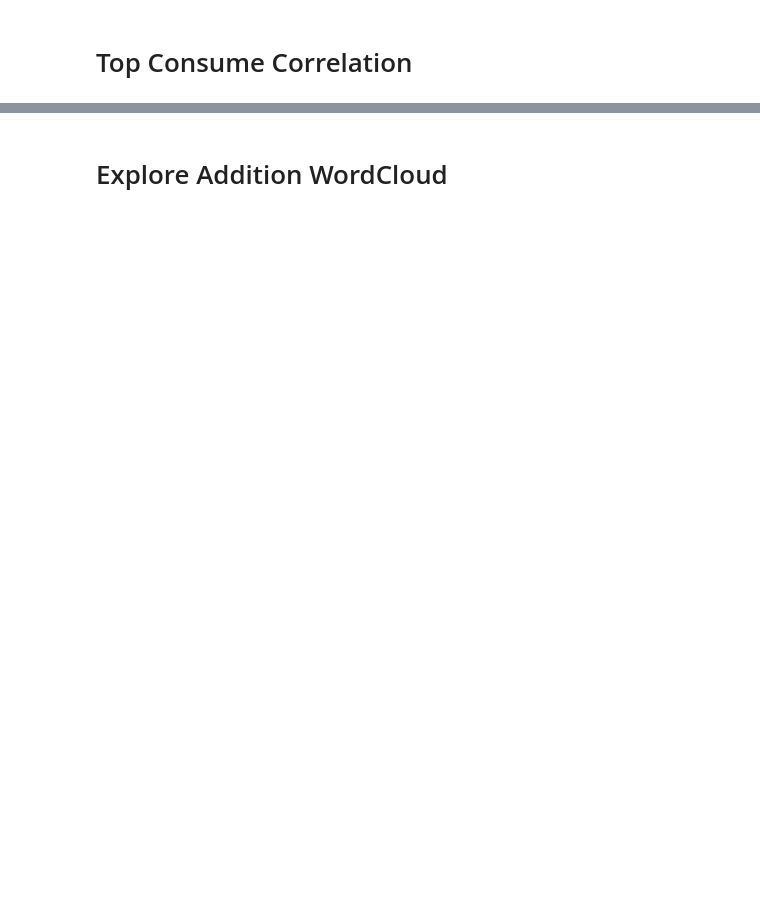
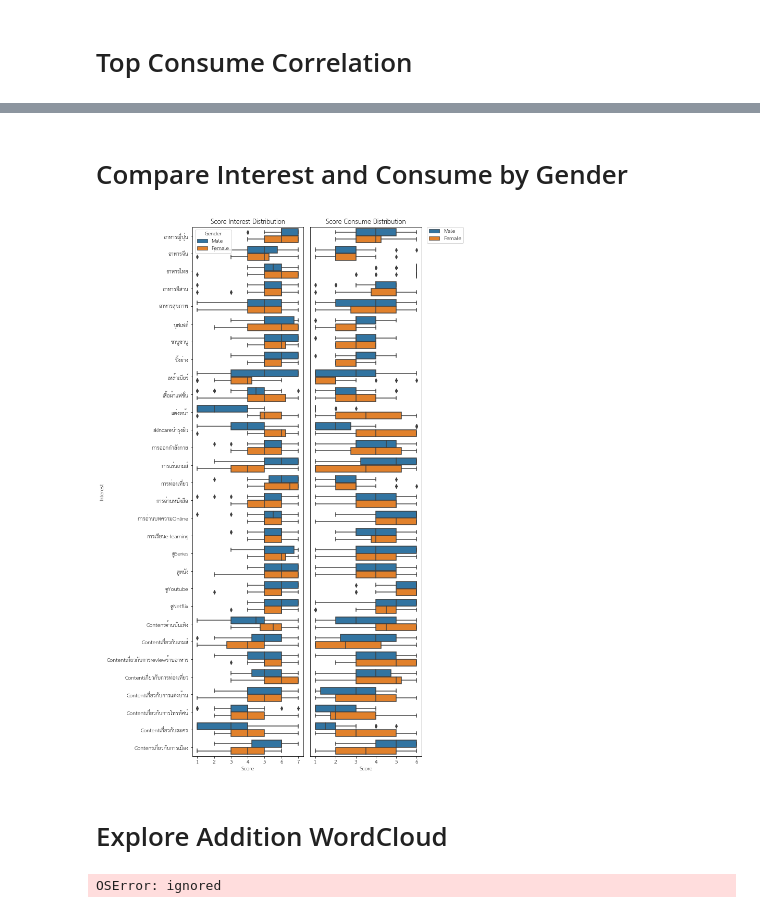
Before and after one commit to PisutSukpool/CRM-Analytics, a Jupyter notebook: CRM/HW1/Customer_Behavior_2.ipynb, the cells around one changed output, grey strips where cells are left out. Saved outputs shown, nothing was run; the diff lists cells and outputs as text; code cells hidden in the pictures; blank space fills up the shorter version.

```diff
--- a/CRM/HW1/Customer_Behavior_2.ipynb
+++ b/CRM/HW1/Customer_Behavior_2.ipynb
@@ -295,19 +302,66 @@ left_align(top_corr_consume)
+# %% [markdown]
+# Compare Interest and Consume by Gender
+# %%
+#Interest--------------------------------------------------------------------------------------------------------------------
+df_encode_interest_da = df_encode_interest.drop(columns=['Age'])
+df_encode_interest_da = df_encode_interest_da.drop(df_encode_interest_da[df_encode_interest_da.Gender == 2].index)
+
+df_compare_interest=[]
+for col in df_encode_interest_da:
+  for index,row in df_encode_interest_da.iterrows():
+    if col != 'Gender':
+      df_compare_interest.append([col,row[col],row['Gender']])
+df_box_interest=pd.DataFrame(df_compare_interest,columns=['Interest','Score','Gender'])
+df_box_interest.loc[df_box_interest.Gender == 0, 'Gender'] = 'Male'
+df_box_interest.loc[df_box_interest.Gender == 1, 'Gender'] = 'Female'
+df_box_interest['Interest'] = df_box_interest['Interest'].str.replace('Interest','')
+df_box_interest['Interest'] = df_box_interest['Interest'].str.replace('[','')
+df_box_interest['Interest'] = df_box_interest['Interest'].str.replace(']','')
+df_box_interest['Interest'] = df_box_interest['Interest'].str.replace(' ','')
+
+#Consume--------------------------------------------------------------------------------------------------------------------
+df_encode_consume_da = df_encode_consume.drop(columns=['Age'])
+df_encode_consume_da = df_encode_consume_da.drop(df_encode_consume_da[df_encode_consume_da.Gender == 2].index)
+
+df_compare_consume=[]
+for col in df_encode_consume_da:
+  for index,row in df_encode_consume_da.iterrows():
+    if col != 'Gender':
+      df_compare_consume.append([col,row[col],row['Gender']])
+df_box_consume=pd.DataFrame(df_compare_consume,columns=['Interest','Score','Gender'])
+df_box_consume.loc[df_box_consume.Gender == 0, 'Gender'] = 'Male'
+df_box_consume.loc[df_box_consume.Gender == 1, 'Gender'] = 'Female'
+
+#Box Plot to compare--------------------------------------------------------------------------------------------------------
+f, axes = pyplot.subplots(1, 2)
+box_interest= sns.boxplot(x='Score',y='Interest',hue='Gender',data=df_box_interest,orient = 'h', ax=axes[0])
+box_consume = sns.boxplot(x='Score',y='Interest',hue='Gender',data=df_box_consume,orient = 'h', ax=axes[1])
+box_consume.axes.get_yaxis().set_visible(False)
+axes[0].set_title('Score Interest Distribution')
+axes[1].set_title('Score Consume Distribution')
+f.set_figheight(15)
+f.set_figwidth(10)
+pyplot.legend(bbox_to_anchor=(1.05, 1), loc=2, borderaxespad=0.)
+f.tight_layout(pad=1)
+# %% [output]
+[figure, added]
 # %% [markdown]
 # Explore Addition WordCloud
 # %%
 # Import packages
-import matplotlib.pyplot as plt
+import matplotlib.pyplot as pyplot
 %matplotlib inline
 # Define a function to plot word cloud
 def plot_cloud(wordcloud):
     # Set figure size
-    plt.figure(figsize=(40, 30))
+    pyplot.figure(figsize=(40, 30))
     # Display image
-    plt.imshow(wordcloud)
+    pyplot.imshow(wordcloud)
     # No axis details
-    plt.axis("off");
+    pyplot.axis("off");
 regexp = r"[ก-๙a-zA-Z']+"
-path = 'TH Sarabun New Bold.ttf'
+path = 'https://github.com/PisutSukpool/BADS/raw/main/CRM/HW1/TH%20Sarabun%20New%20Bold.ttf'
+
 text = """กีฬา กีฬา - โหราศาสตร์ สัตว์เลี้ยง ด้านการออมเงินวางแผนการใช้เงิน อุปกรณ์ไอที ฟุตบอล Technology นอน สัตว์เลี้ยง ปลูกต้นไม้ YouTuber การออมเงิน ดนตรี
        สัตว์เลี้ยง ขายของออนไลน์ ดนตรี สัตว์เลี้ยง ด้านการเกษตร Gadget Technology - Anime ดูดวง Technology การลงทุน
        รถยนต์ กีฬา กาแฟ การลงทุน ฟังเพลง นิยายออนไลน์ กีฬา การลงทุน กีฬา ฟุตบอล สัตว์เลี้ยง สนใจเกี่ยวกับการตลาด ขนมหวาน
@@ -346,3 +400,5 @@ wordcloud = WordCloud(
 
 # Plot
 plot_cloud(wordcloud)
+# %% [output]
+OSError: ignored
```
Also changed, not shown: parts of 9 cells of this notebook.
